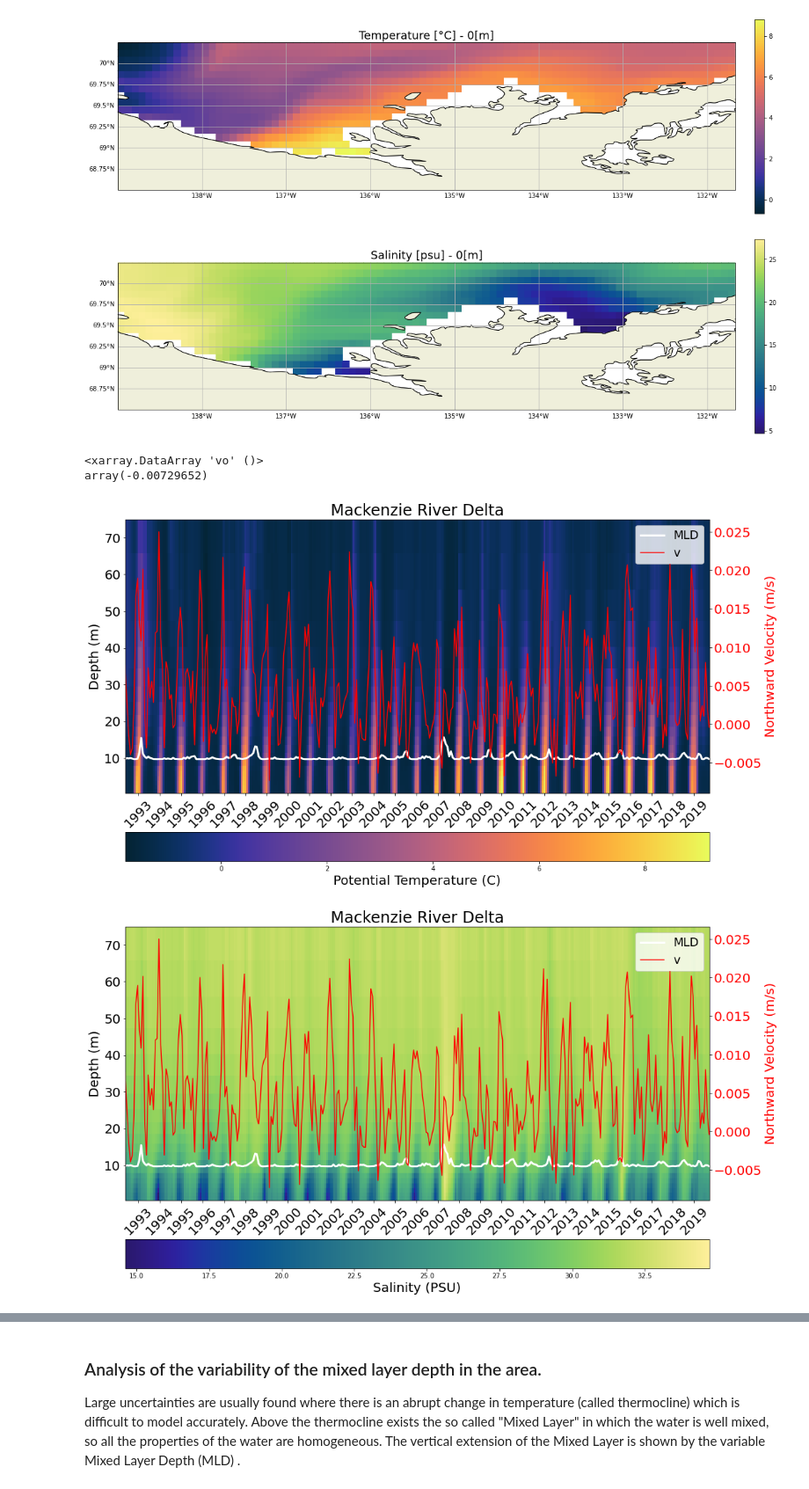
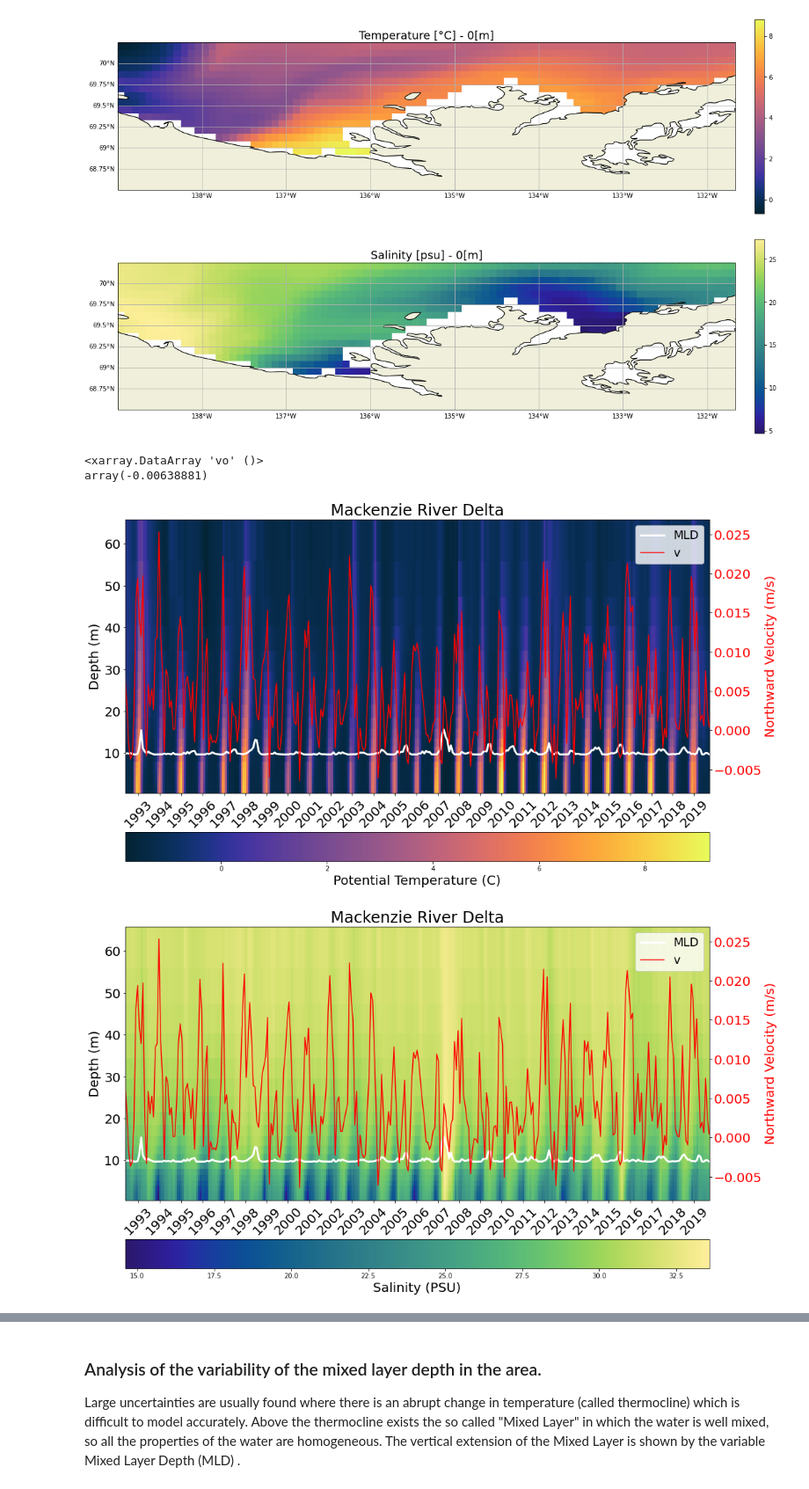
Before and after one commit to mariemccrary/GLORYS12V1, a Jupyter notebook: GLORYS12v1Maps.ipynb, the cells around one changed output, grey strips where cells are left out. Shown at 88% size. Saved outputs shown, nothing was run; the diff lists cells and outputs as text; code cells hidden in the pictures.

```diff
--- a/GLORYS12v1Maps.ipynb
+++ b/GLORYS12v1Maps.ipynb
@@ -274,0 +112,7 @@ Data variables:
+# %%
+# Open the nc dataset and merge data variables
+
+ds = xr.merge([xr.open_dataset(f) for f in glob.glob('/Users/mariemccrary/Research/GLORYS12v1/Delta_area/*.nc')])
+
+#slice top 75 m
+ds = ds.sel(depth = slice(0,75))
@@ -370,23 +223,24 @@ f.tight_layout()
 # %% [output]
 [figure]
 # %%
-tmean = file_ds[0].thetao.mean(dim=('latitude', 'longitude')).transpose()
-smean = file_ds[1].so.mean(dim=('latitude', 'longitude')).transpose()
-mldmean = file_ds[2].mlotst.mean(dim=('latitude', 'longitude'))
-vmean = file_ds[4].vo.mean(dim=('latitude', 'longitude', 'depth'))
+tmean = ds.thetao.mean(dim=('latitude', 'longitude')).transpose()
+smean = ds.so.mean(dim=('latitude', 'longitude')).transpose()
+mldmean = ds.mlotst.mean(dim=('latitude', 'longitude'))
+vmean = ds.vo.mean(dim=('latitude', 'longitude', 'depth'))
 # %%
 vmean.min()
 # %% [output]
 <xarray.DataArray 'vo' ()>
-array(-0.00729652)
+array(-0.00638881)
 # %%
 fig, ax = plt.subplots(figsize=(15,9))
 
-mappable = ax.pcolormesh(file_ds[0].time, file_ds[0].depth, tmean, cmap=cmo.thermal)
-ln1=ax.plot(file_ds[2].time,mldmean, color='w', linewidth=3, label = 'MLD')
+j=0 #temperature
+mappable = ax.pcolormesh(ds.time, ds.depth, tmean, cmap=cmo.thermal)
+ln1=ax.plot(ds.time, mldmean, color='w', linewidth=3, label = 'MLD')
 cb = fig.colorbar(mappable, location='bottom', fraction=0.2, pad=0.1)
 plt.ylabel("Depth (m)", fontsize=20)
-ax.set_ylim([0.5, 75])
+ax.set_ylim([0.5, ds.depth.max()])
 plt.xticks(fontsize=20, rotation = 45)
 plt.yticks(fontsize=20)
 cb.set_label('Potential Temperature (C)', fontsize=20)
@@ -399,7 +253,7 @@ ax2.tick_params(axis='y', labelcolor=color)
 plt.yticks(fontsize=20)
 
 # Use this to get both axes in the same legend
-ln2=ax2.plot(file_ds[4].time,vmean, 'r', label = 'v')
+ln2=ax2.plot(ds.time, vmean, 'r', label = 'v')
 lns = ln1+ln2
 lbls = [l.get_label() for l in lns]
 
@@ -423,16 +277,17 @@ plt.savefig(output_file, facecolor='white', transparent=False)
 
 plt.show()
 # %% [output]
-[figure, old version]
+[figure, new version]
 # %%
 fig, ax = plt.subplots(figsize=(15,9))
 
-mappable = ax.pcolormesh(file_ds[1].time, file_ds[1].depth, smean, cmap=cmo.haline)
-ax.plot(file_ds[2].time,mldmean, color='w', linewidth=3, label = 'MLD')
+j=1 #Salinity
+mappable = ax.pcolormesh(ds.time, ds.depth, smean, cmap=cmo.haline)
+ax.plot(ds.time,mldmean, color='w', linewidth=3, label = 'MLD')
 cb = fig.colorbar(mappable, location='bottom', fraction=0.2, pad=0.1)
 plt.ylabel("Depth (m)", fontsize=20)
 ax.set(ylabel = "Depth (m)")
-ax.set_ylim([0.5, 75])
+ax.set_ylim([0.5, ds.depth.max()])
 cb.set_label('Salinity (PSU)')
 plt.xticks(fontsize=20, rotation = 45)
 plt.yticks(fontsize=20)
@@ -442,32 +297,32 @@ ax.legend()
 color = 'red'
 ax2 = ax.twinx()  # instantiate a second axes that shares the same x-axis
 ax2.set_ylabel('Northward Velocity (m/s)', color=color, fontsize=20)
 ax2.tick_params(axis='y', labelcolor=color)
 plt.yticks(fontsize=20)
 
 # Use this to get both axes in the same legend
-ln2=ax2.plot(file_ds[4].time,vmean, 'r', label = 'v')
+ln2=ax2.plot(ds.time,vmean, 'r', label = 'v')
 lns = ln1+ln2
 lbls = [l.get_label() for l in lns]
 
 ax.legend(lns, lbls, loc=0, fontsize=18)
 
 # Major ticks every year.
 fmt_year = mdates.MonthLocator(interval=12)
 ax.xaxis.set_major_locator(fmt_year)
 ax.xaxis.set_major_formatter(mdates.DateFormatter('%Y'))
 
 
 plt.title('Mackenzie River Delta', fontsize = 24)
 fig.tight_layout()
 
 # output file
 title = 'delta_sal_mld_v'
 output_file = os.path.join(out_path,title.replace(' ','_')) + ".png"
 
  # save the output file
 plt.savefig(output_file, facecolor='white', transparent=False)
 
 plt.show()
 # %% [output]
-[figure, old version]
+[figure, new version]
```
Also changed, not shown: parts of 36 cells of this notebook.
